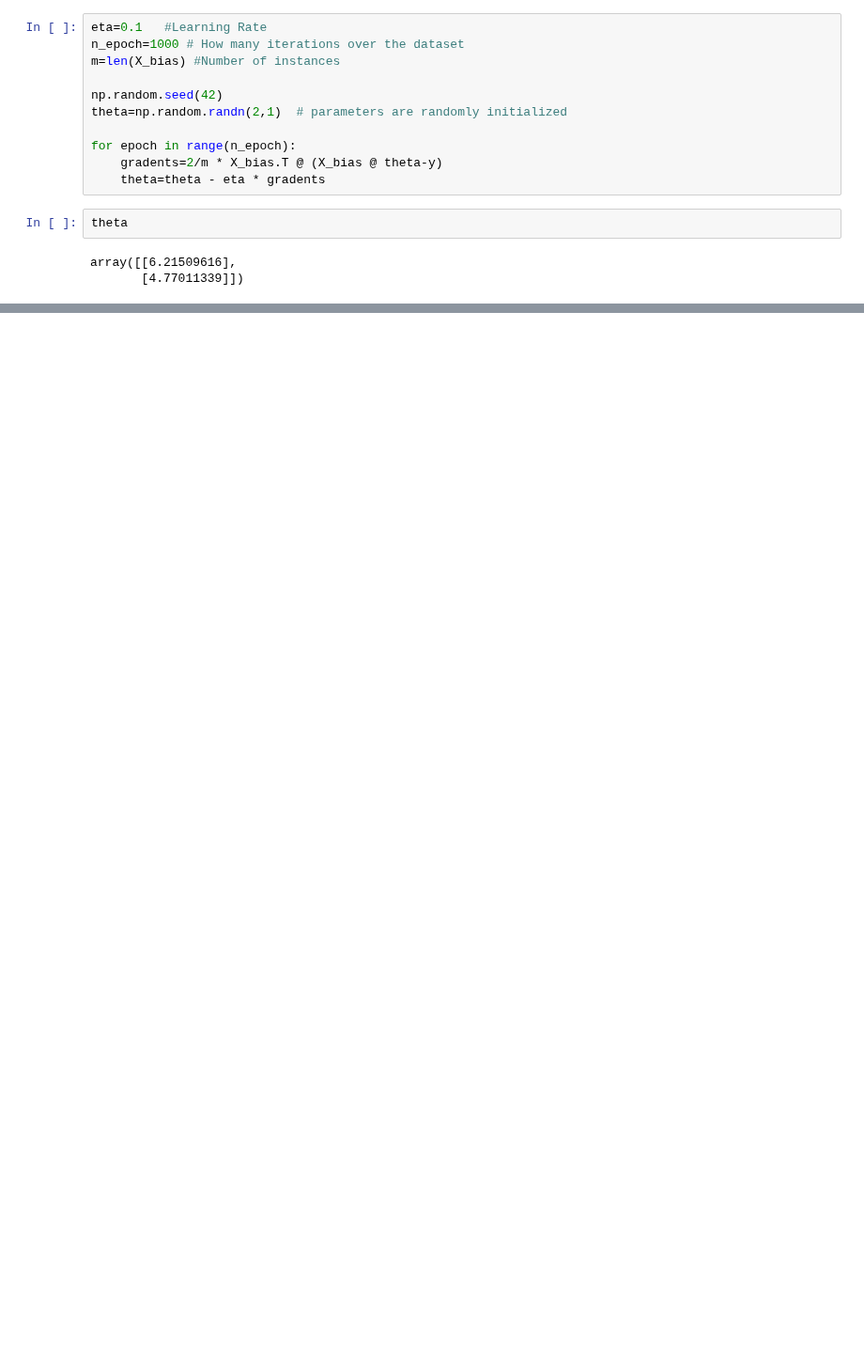
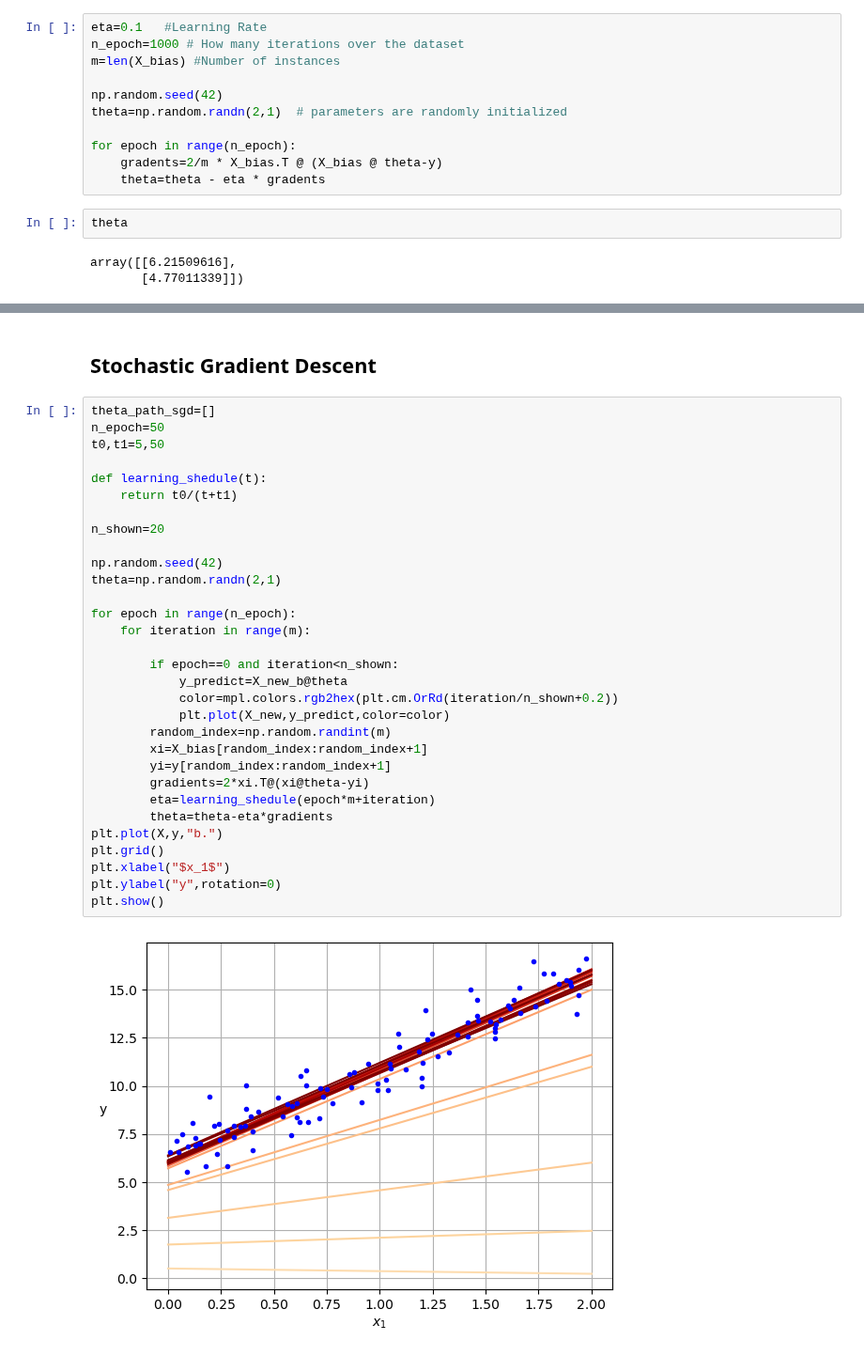
Before and after one commit to ShindeShivam/Machine-Learning, a Jupyter notebook: Fundamentals-of-Machine-Learning/4.Training-Models/training_models.ipynb, the cells around one changed output, grey strips where cells are left out. Shown at 94% size. Saved outputs shown, nothing was run; the diff lists cells and outputs as text; blank space fills up the shorter version.

Commit message:
Stochastic GD

```diff
--- a/Fundamentals-of-Machine-Learning/4.Training-Models/training_models.ipynb
+++ b/Fundamentals-of-Machine-Learning/4.Training-Models/training_models.ipynb
@@ -163,0 +176,35 @@ plt.show()
+# %% [markdown]
+## Stochastic Gradient Descent
+# %%
+theta_path_sgd=[]
+n_epoch=50
+t0,t1=5,50
+
+def learning_shedule(t):
+    return t0/(t+t1)
+
+n_shown=20
+
+np.random.seed(42)
+theta=np.random.randn(2,1)
+
+for epoch in range(n_epoch):
+    for iteration in range(m):
+
+        if epoch==0 and iteration<n_shown:
+            y_predict=X_new_b@theta
+            color=mpl.colors.rgb2hex(plt.cm.OrRd(iteration/n_shown+0.2))
+            plt.plot(X_new,y_predict,color=color)
+        random_index=np.random.randint(m)
+        xi=X_bias[random_index:random_index+1]
+        yi=y[random_index:random_index+1]
+        gradients=2*xi.T@(xi@theta-yi)
+        eta=learning_shedule(epoch*m+iteration)
+        theta=theta-eta*gradients
+plt.plot(X,y,"b.")
+plt.grid()
+plt.xlabel("$x_1$")
+plt.ylabel("y",rotation=0)
+plt.show()
+# %% [output]
+[figure, added]
```
Also changed, not shown: parts of 6 cells of this notebook.
